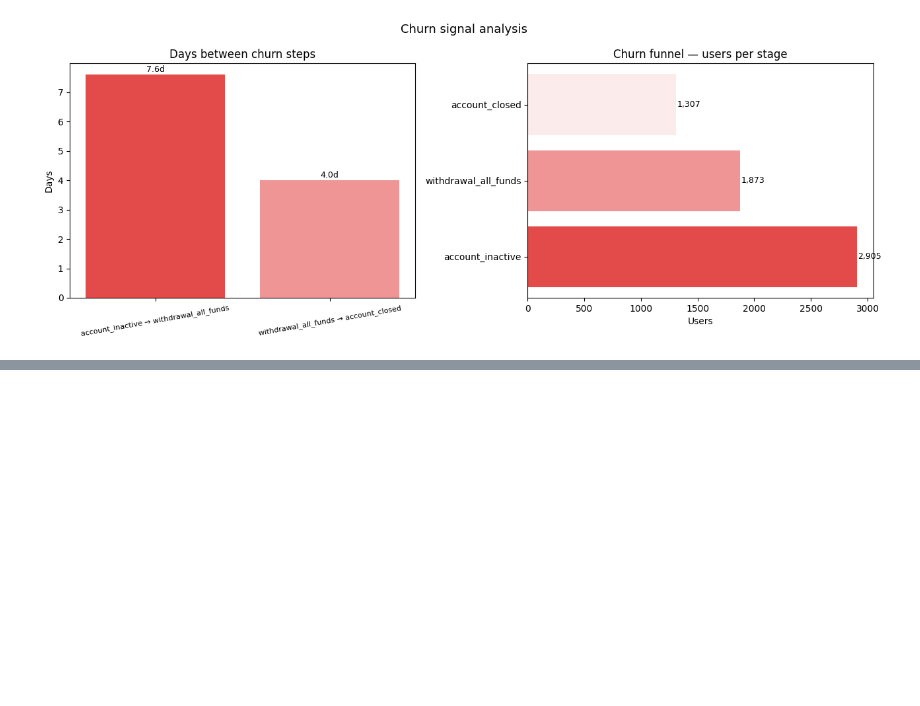
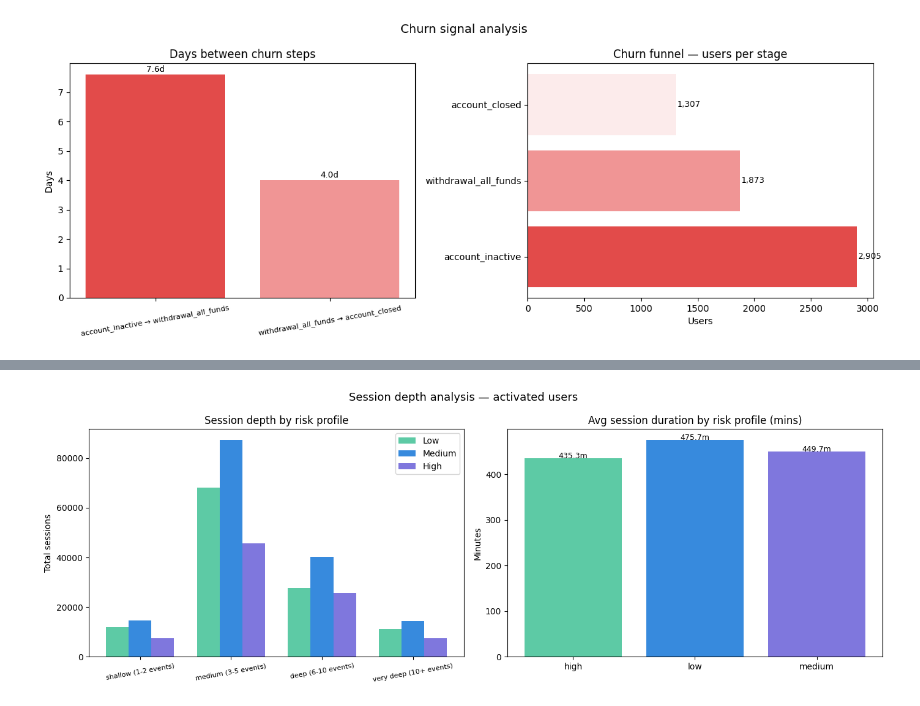
Before and after one commit to srgmnagar/FinPath, a Jupyter notebook: notebooks/finpath_analytics.ipynb, the cells around one changed output, grey strips where cells are left out. Drawn from its saved outputs; the diff is of its cells as text; code cells hidden in the pictures; blank space fills up the shorter version.

```diff
--- a/notebooks/finpath_analytics.ipynb
+++ b/notebooks/finpath_analytics.ipynb
@@ -593,0 +928,47 @@ plt.show()
+# %%
+import matplotlib.pyplot as plt
+import numpy as np
+
+# pivot for grouped bar chart
+df_pivot = df_session.pivot_table(
+    index='session_type',
+    columns='risk_profile',
+    values='total_sessions',
+    aggfunc='sum'
+).reindex(['shallow (1-2 events)', 'medium (3-5 events)',
+           'deep (6-10 events)', 'very deep (10+ events)'])
+
+x     = np.arange(len(df_pivot))
+width = 0.25
+colors = ['#5DCAA5', '#378ADD', '#7F77DD']
+
+fig, axes = plt.subplots(1, 2, figsize=(14, 5))
+
+# Chart 1 — session type distribution by risk profile
+for i, (col, color) in enumerate(zip(['low', 'medium', 'high'], colors)):
+    axes[0].bar(x + i * width, df_pivot[col],
+                width, label=col.capitalize(), color=color)
+
+axes[0].set_xticks(x + width)
+axes[0].set_xticklabels(df_pivot.index, rotation=10, fontsize=8)
+axes[0].set_title('Session depth by risk profile')
+axes[0].set_ylabel('Total sessions')
+axes[0].legend()
+
+# Chart 2 — avg session duration by risk profile
+df_duration = df_session.groupby('risk_profile')['avg_duration_min'].mean()
+axes[1].bar(df_duration.index,
+            df_duration.values,
+            color=colors)
+axes[1].set_title('Avg session duration by risk profile (mins)')
+axes[1].set_ylabel('Minutes')
+
+for i, val in enumerate(df_duration.values):
+    axes[1].text(i, val + 0.1, f'{val:.1f}m', ha='center', fontsize=9)
+
+plt.suptitle('Session depth analysis — activated users', fontsize=13)
+plt.tight_layout()
+plt.savefig('session_depth.png', dpi=150)
+plt.show()
+# %% [output]
+[figure, added]
```
Also changed, not shown: parts of 5 cells of this notebook.
